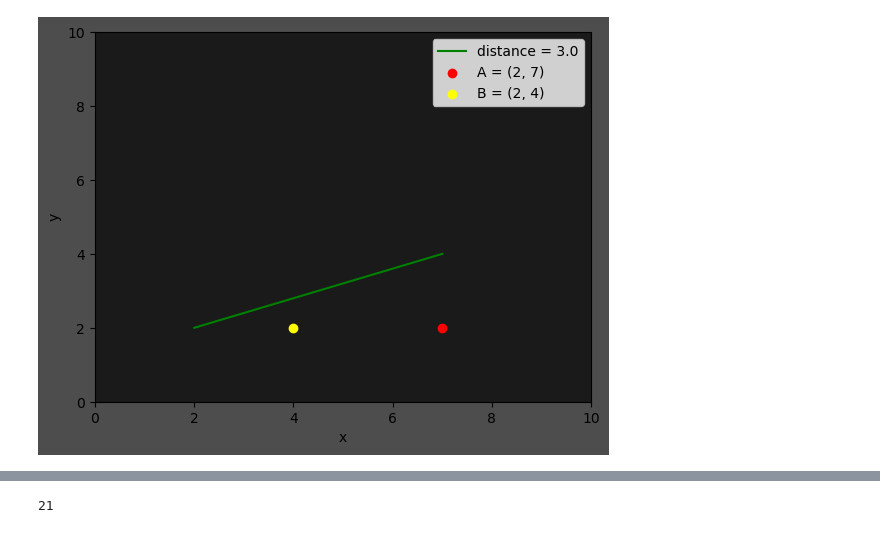
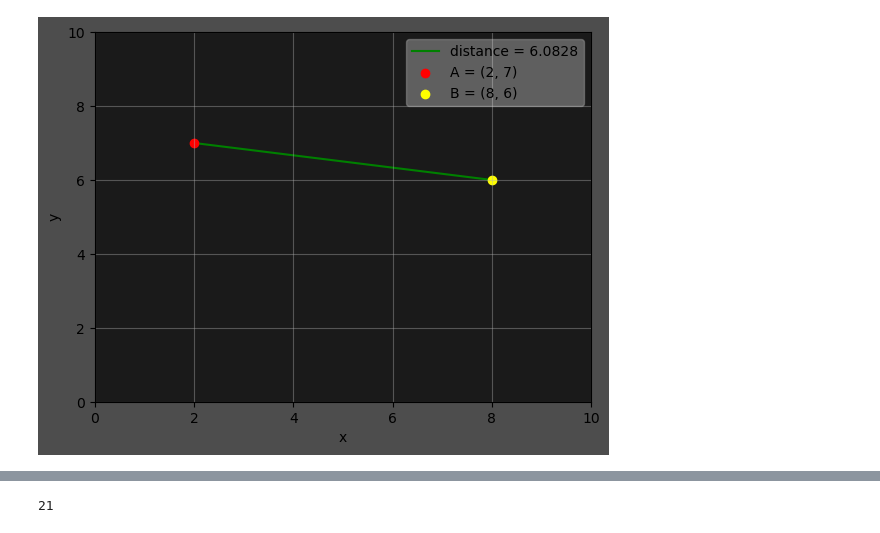
Before and after one commit to agentzero001/jupyter, a Jupyter notebook: Mathematics/statistics/Untitled.ipynb, the cells around one changed output, grey strips where cells are left out. Cells and saved outputs as stored; diff of their text form; code cells hidden in the pictures.

```diff
--- a/Mathematics/statistics/Untitled.ipynb
+++ b/Mathematics/statistics/Untitled.ipynb
@@ -7,25 +7,26 @@ plt.rcParams['figure.facecolor'] = '0.3'
 %matplotlib inline
 # %%
 A = np.array([2, 7])
-B = np.array([2, 4])
-distance = np.linalg.norm(B - A)
+B = np.array([8, 6])
+distance = round(np.linalg.norm(B - A), 4)
+
+plt.figure()
+plt.gca().set_facecolor('0.1')
+
+plt.plot([A[0], B[0]], [A[1], B[1]], c='green', zorder=0, label = 'distance = {}'.format(distance))
+plt.scatter(A[0], A[1], c='r', marker='o', label = 'A = ({}, {})'.format(A[0], A[1]))
+plt.scatter(B[0], B[1], c = 'yellow', marker='o', label = 'B = ({}, {})'.format(B[0], B[1]))
+plt.xlabel('x')
+plt.ylabel('y')
+plt.xlim(0, 10)
+plt.ylim(0, 10)
+plt.legend(loc='upper right')
+plt.legend().get_frame().set_alpha(0.3)
+plt.grid(alpha=0.4)
+
+plt.show()
+# %% [output]
+[figure, added]
-# %%
-plt.figure()
-plt.gca().set_facecolor('0.1')
-
-plt.plot(A, B, c='green', zorder=0, label = 'distance = {}'.format(distance))
-plt.scatter(A[1], A[0], c='r', marker='o', label = 'A = ({}, {})'.format(A[0], A[1]))
-plt.scatter(B[1], B[0], c = 'yellow', marker='o', label = 'B = ({}, {})'.format(B[0], B[1]))
-
-plt.xlabel('x')
-plt.ylabel('y')
-plt.xlim(0, 10)
-plt.ylim(0, 10)
-plt.legend(loc='upper right')
-
-plt.show()
-# %% [output]
-[figure, removed]
 # %%
 %matplotlib notebook
 # %%
```
Also changed, not shown: parts of 2 cells of this notebook.
